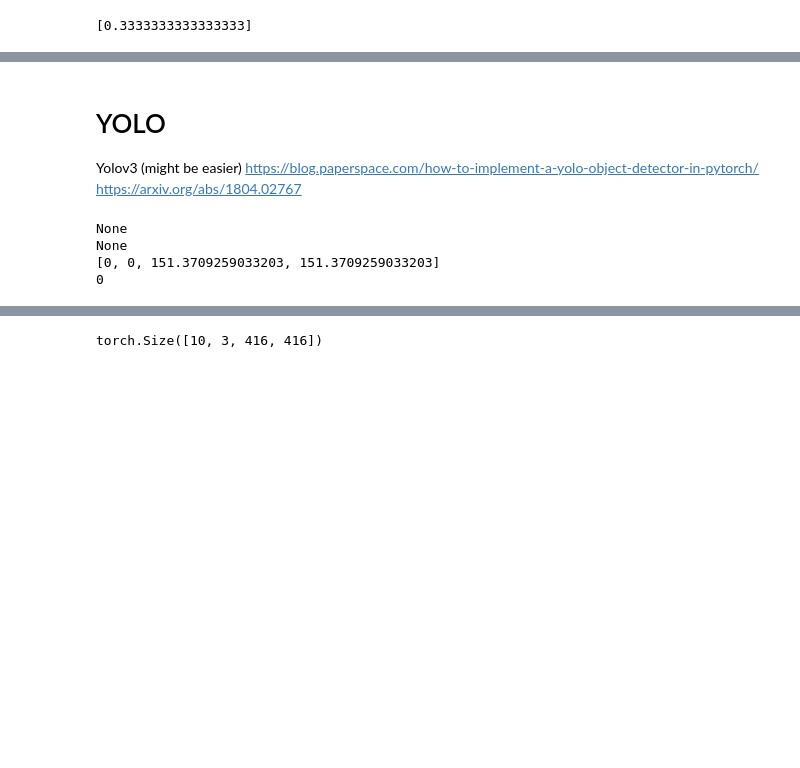
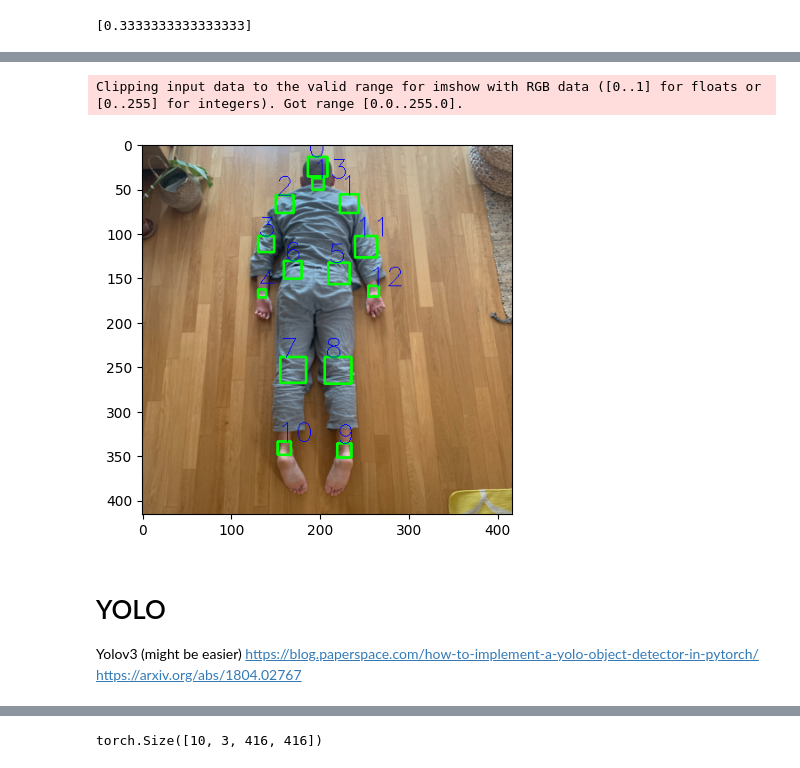
Before and after one commit to PikaSannnnn/MassageBot, a Jupyter notebook: dataProcessing.ipynb, the cells around one changed output, grey strips where cells are left out. Saved outputs shown, nothing was run; the diff lists cells and outputs as text; code cells hidden in the pictures; blank space fills up the shorter version.

```diff
--- a/dataProcessing.ipynb
+++ b/dataProcessing.ipynb
@@ -282,24 +273,23 @@ Clipping input data to the valid range for imshow with RGB data ([0..1] for floa
 from torch.utils.data import DataLoader, random_split
 from torchvision import transforms
 
-def collate_fn(batch):
+def collate_fn(batch): # each item in batch is (x, y)
     img = [item[0] for item in batch]
     boxes = [item[1] for item in batch]
     max_boxes = max([len(box) for box in boxes])
-    print(boxes[0].shape)
-    print(max_boxes)
     boxes_list_padded = []
     for box in boxes:
         if box.shape[0] < max_boxes:
-            box = torch.cat([box, torch.zeros(max_boxes - box.shape[0], 5)])
+            box = torch.cat([box, torch.zeros(max_boxes - box.shape[0], box.shape[1], box.shape[2])])
         boxes_list_padded.append(box)
     return torch.stack(img), torch.stack(boxes_list_padded)
 
 
-dataset = backDataset()
+dataset = backDataset(anchor_boxes=anchors)
 train_size = int(0.7 * len(dataset))
 val_size = int(0.1 * len(dataset))
 test_size = len(dataset) - train_size - val_size
+
 train_dataset, val_dataset, test_dataset = random_split(dataset, [train_size, val_size, test_size])
 train_loader = DataLoader(train_dataset, batch_size=10, shuffle=True, collate_fn=collate_fn)
 val_loader = DataLoader(val_dataset, batch_size=10, shuffle=True, collate_fn=collate_fn)
@@ -315,2 +303,0 @@ torch.Size([10, 3, 416, 416])
-# %%
-test_train_img = test_train_img.permute(0, 2, 3, 1)
@@ -334,3 +304,8 @@ Clipping input data to the valid range for imshow with RGB data ([0..1] for floa
+# %%
+show_img_box(test_train_img[0], test_train_data[0])
+# %% [output]
+Clipping input data to the valid range for imshow with RGB data ([0..1] for floats or [0..255] for integers). Got range [0.0..255.0].
+[figure, added]
 # %% [markdown]
 # YOLO
 Yolov3 (might be easier)
@@ -342,12 +314,2 @@ anchors = torch.tensor([[151.37092679, 151.37092679], [116.1775567, 116.1775567
-# %%
-print([0,0].append(anchors[0].tolist()))
-print([0,0].extend(anchors[0].tolist()))
-print([0,0]+anchors[0].tolist())
-print([0][0])
-# %% [output]
-None
-None
-[0, 0, 151.3709259033203, 151.3709259033203]
-0
 # %%
 tt, td = next(iter(train_loader))
```
Also changed, not shown: parts of 27 cells of this notebook, 1 other file.
